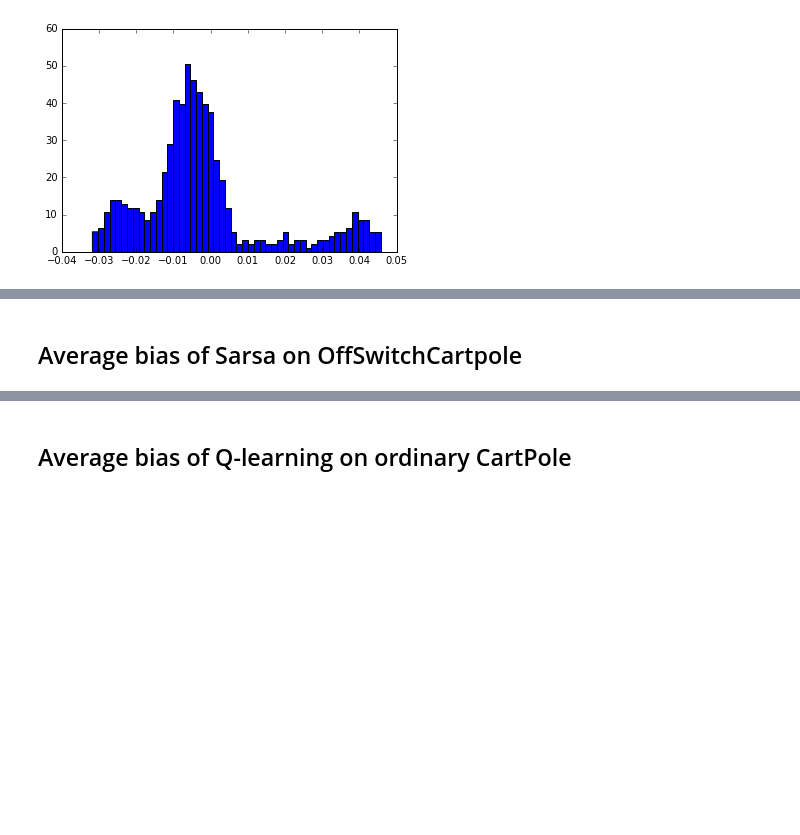
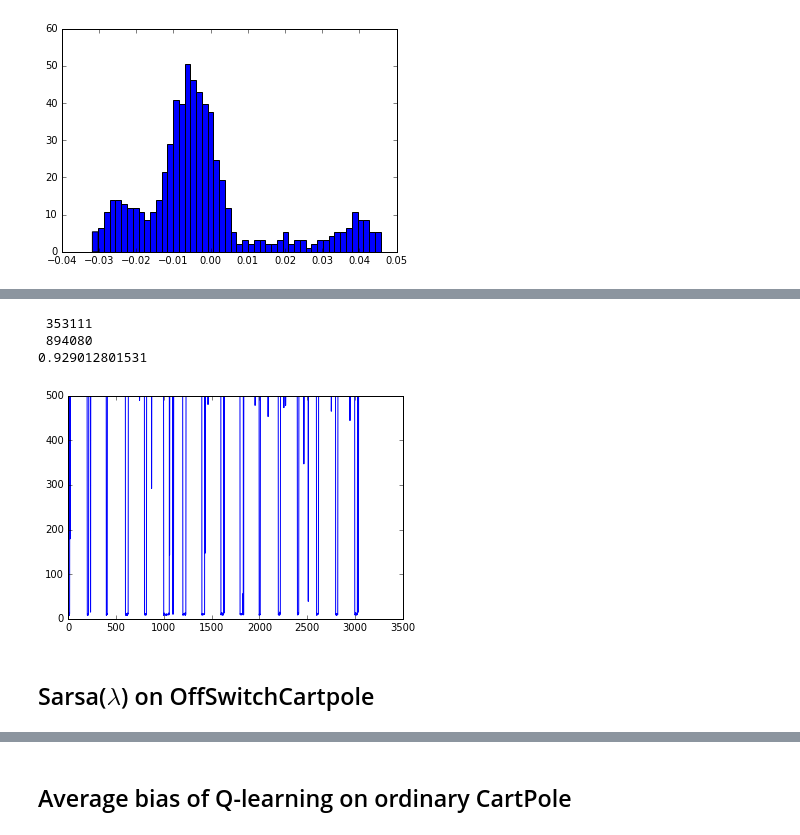
Before and after one commit to rmoehn/cartpole, a Jupyter notebook: notebooks/OffSwitchCartPole.ipynb, the cells around one changed output, grey strips where cells are left out. Cells and saved outputs as stored; diff of their text form; code cells hidden in the pictures; blank space fills up the shorter version.

```diff
--- a/notebooks/OffSwitchCartPole.ipynb
+++ b/notebooks/OffSwitchCartPole.ipynb
@@ -93,3 +180,14 @@ pyplot.show()
+# %%
+s_ni_bias = math.log( float(lefts_rights[1]) / lefts_rights[0] )
+print "{:7d}\n{:7d}".format(*lefts_rights)
+print s_ni_bias
+pyplot.plot(rewards_per_episode)
+pyplot.show()
+# %% [output]
+ 353111
+ 894080
+0.929012801531
+[figure, added]
 # %% [markdown]
-## Average bias of Sarsa on OffSwitchCartpole
+## Sarsa($\lambda$) on OffSwitchCartpole
 # %%
```
Also changed, not shown: parts of 36 cells of this notebook.
